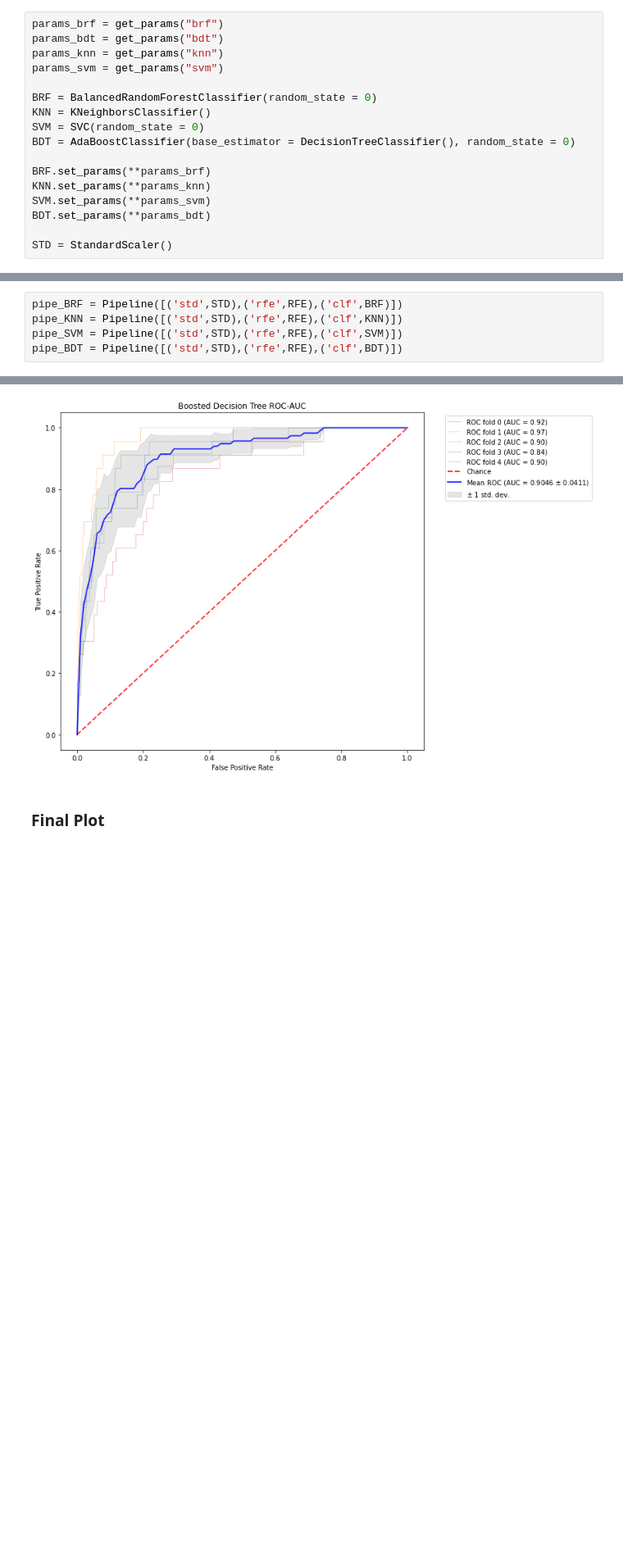
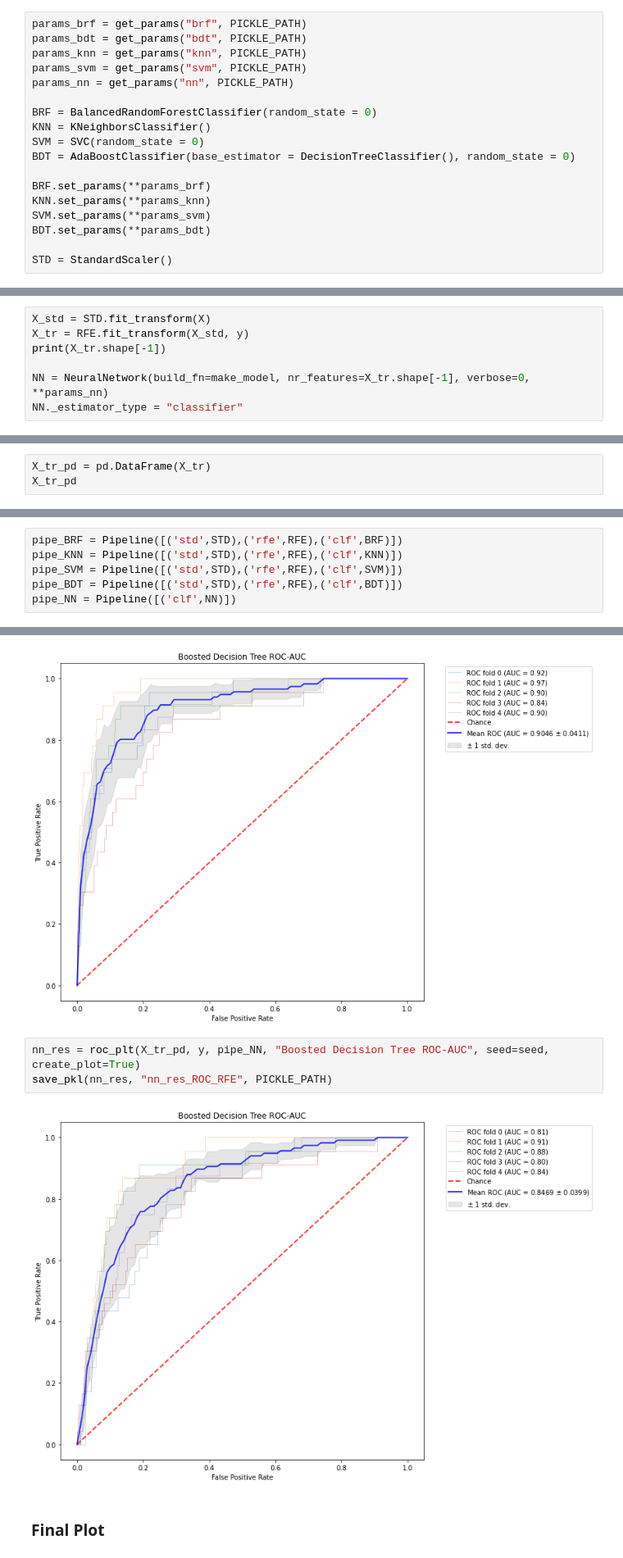
Before and after one commit to epfl-ada/ada-2020-project-milestone-p3-p3_klr, a Jupyter notebook: src/ROC_online_feature_selection.ipynb, the cells around one changed output, grey strips where cells are left out. Shown at 82% size. Drawn from its saved outputs; the diff is of its cells as text; blank space fills up the shorter version.

```diff
--- a/src/ROC_online_feature_selection.ipynb
+++ b/src/ROC_online_feature_selection.ipynb
@@ -36,10 +36,11 @@ X, y = master_data['muchlinski']
 # %% [markdown]
 ### Creating the models
 # %%
-params_brf = get_params("brf")
-params_bdt = get_params("bdt")
-params_knn = get_params("knn")
-params_svm = get_params("svm")
+params_brf = get_params("brf", PICKLE_PATH)
+params_bdt = get_params("bdt", PICKLE_PATH)
+params_knn = get_params("knn", PICKLE_PATH)
+params_svm = get_params("svm", PICKLE_PATH)
+params_nn = get_params("nn", PICKLE_PATH)
 
 BRF = BalancedRandomForestClassifier(random_state = 0)
 KNN = KNeighborsClassifier()
@@ -54,3 +55,10 @@ BDT.set_params(**params_bdt)
 STD = StandardScaler()
 # %%
 RFE = RFECV(BRF, step=1, scoring='roc_auc')
+# %%
+X_std = STD.fit_transform(X)
+X_tr = RFE.fit_transform(X_std, y)
+print(X_tr.shape[-1])
+
+NN = NeuralNetwork(build_fn=make_model, nr_features=X_tr.shape[-1], verbose=0, **params_nn)
+NN._estimator_type = "classifier"
@@ -56,0 +67,3 @@ RFE = RFECV(BRF, step=1, scoring='roc_auc')
+# %%
+X_tr_pd = pd.DataFrame(X_tr)
+X_tr_pd
@@ -61,6 +88,7 @@ pipe_BRF = Pipeline([('std',STD),('rfe',RFE),('clf',BRF)])
 pipe_KNN = Pipeline([('std',STD),('rfe',RFE),('clf',KNN)])
 pipe_SVM = Pipeline([('std',STD),('rfe',RFE),('clf',SVM)])
 pipe_BDT = Pipeline([('std',STD),('rfe',RFE),('clf',BDT)])
+pipe_NN = Pipeline([('clf',NN)])
 # %% [markdown]
 ### Plotting & saving plot results to aggregate
 # %%
@@ -83,6 +111,11 @@ bdt_res = roc_plt(X, y, pipe_BDT, "Boosted Decision Tree ROC-AUC", seed=seed, cr
 save_pkl(bdt_res, "bdt_res_ROC_RFE", PICKLE_PATH)
 # %% [output]
 [figure]
+# %%
+nn_res = roc_plt(X_tr_pd, y, pipe_NN, "Boosted Decision Tree ROC-AUC", seed=seed, create_plot=True)
+save_pkl(nn_res, "nn_res_ROC_RFE", PICKLE_PATH)
+# %% [output]
+[figure, added]
 # %% [markdown]
 ### Final Plot
 # %%
```
Also changed, not shown: parts of 4 cells of this notebook, 1 other file.
